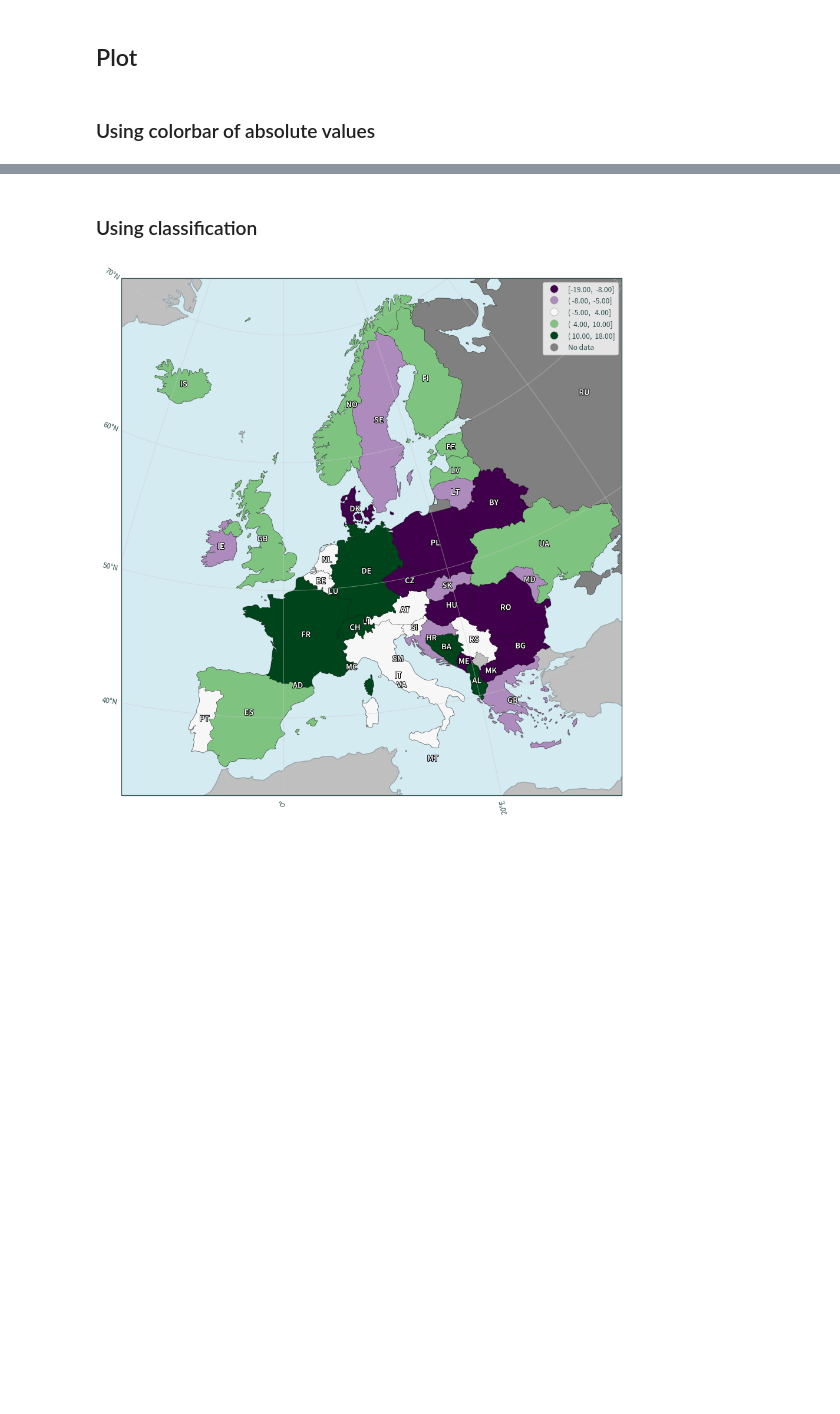
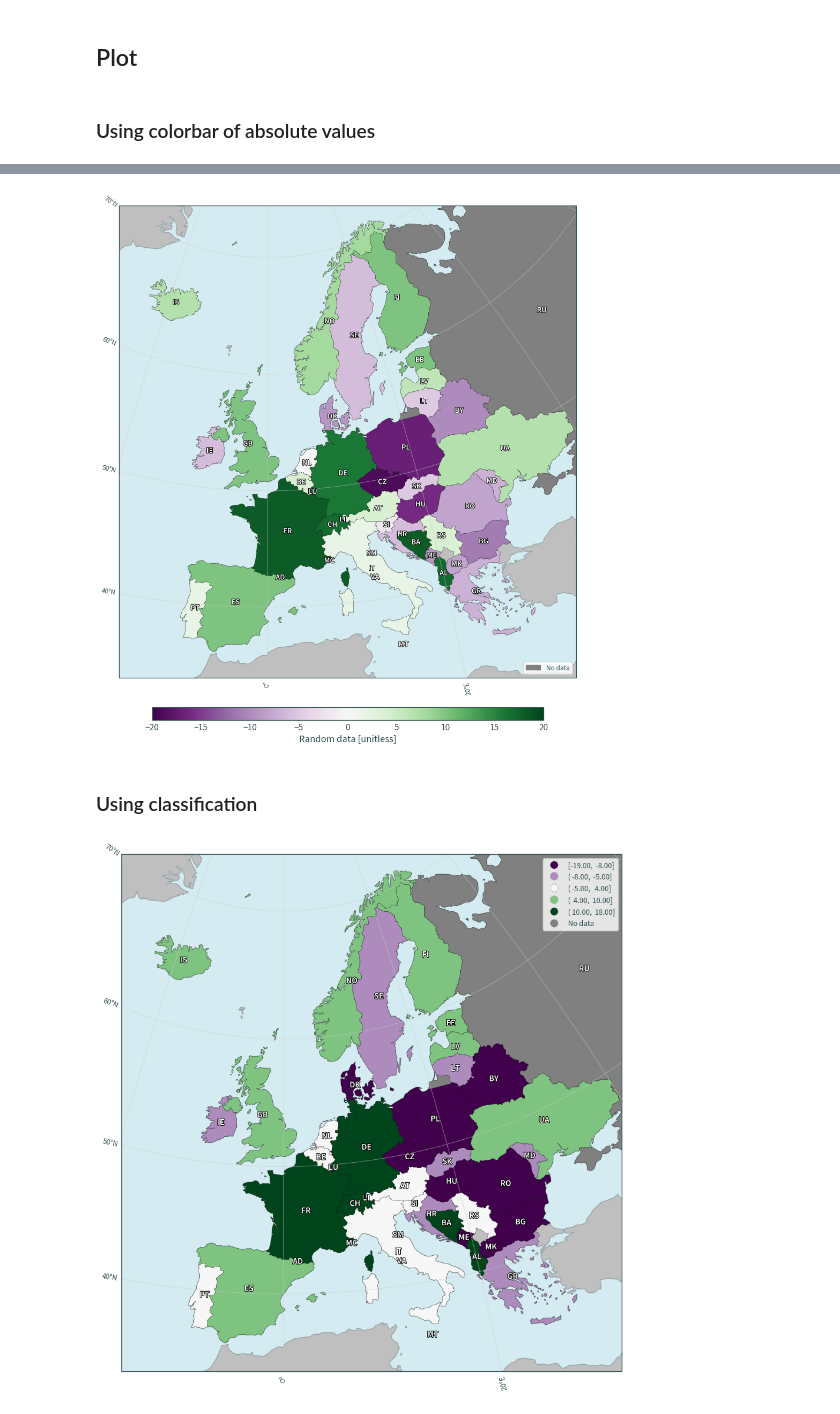
Before and after one commit to nmstreethran/charts, a Jupyter notebook: docs/python/geopandas_polygon.ipynb, the cells around one changed output, grey strips where cells are left out. Saved outputs shown, nothing was run; the diff lists cells and outputs as text; code cells hidden in the pictures; blank space fills up the shorter version.

Commit message:
update example, script conversion

```diff
--- a/docs/python/geopandas_polygon.ipynb
+++ b/docs/python/geopandas_polygon.ipynb
@@ -64,7 +63,10 @@ Datum: World Geodetic System 1984 ensemble
 - Prime Meridian: Greenwich
 # %%
 # keep European countries only and clip to extent
-ne = ne[(ne["CONTINENT"] == "Europe") & (ne["TYPE"].isin(["Country", "Sovereign country"]))]
+ne = ne[
+    (ne["CONTINENT"] == "Europe")
+    & (ne["TYPE"].isin(["Country", "Sovereign country"]))
+]
 ne = ne.dissolve(by=["SOVEREIGNT"], aggfunc="last")
 ne.reset_index(inplace=True)
 ne = gpd.clip(ne, mask=(-25, 34, 62, 72))
@@ -91,7 +93,9 @@ Datum: Unknown based on WGS 84 ellipsoid
 - Prime Meridian: Greenwich
 # %%
 # generate some random data (with a missing entry) for the choropleth map
-ne["RAND"] = np.random.default_rng(seed=99).integers(low=-20, high=20, size=len(ne))
+ne["RAND"] = np.random.default_rng(seed=99).integers(
+    low=-20, high=20, size=len(ne)
+)
 ne.loc[34, "RAND"] = np.nan
 # %%
 # keep only necessary columns
@@ -122,6 +126,8 @@ ne
 ### Using colorbar of absolute values
 # %%
 # map extent
-minx, miny, maxx, maxy = gpd.GeoSeries(
-    shapely.geometry.box(-15, 33, 31, 72), crs=4326
-).to_crs(ccrs.TransverseMercator()).total_bounds
+minx, miny, maxx, maxy = (
+    gpd.GeoSeries(shapely.geometry.box(-15, 33, 31, 72), crs=4326)
+    .to_crs(ccrs.TransverseMercator())
+    .total_bounds
+)
@@ -187,3 +134,76 @@ plt.show()
+# %%
+plt.figure(figsize=(12, 12))
+ax = plt.axes(projection=ccrs.TransverseMercator())
+
+# specify the numeric data to plot in the column keyword
+# see here for colourmaps:
+# https://matplotlib.org/stable/gallery/color/colormap_reference.html
+ne.plot(
+    edgecolor="black",
+    linewidth=0.25,
+    column="RAND",
+    legend=True,
+    cmap="PRGn",
+    legend_kwds={
+        "label": "Random data [unitless]",
+        "orientation": "horizontal",
+        "shrink": 0.65,
+        "pad": 0.05,
+        "aspect": 30,
+    },
+    vmax=20,  # colourbar max value
+    vmin=-20,  # colourbar min value
+    missing_kwds={
+        "color": "grey",
+    },
+    ax=ax,
+)
+
+# map extent
+plt.xlim(minx, maxx)
+plt.ylim(miny, maxy)
+
+# if you have entries with missing data, configure missing_kwds above and
+# include the following legend
+ax.legend(
+    handles=[mpatches.Patch(color="grey", label="No data")], loc="lower right"
+)
+
+# optionally add labels directly to the map
+# country codes used here as an example
+map_labels = zip(zip(ne.centroid.x, ne.centroid.y), ne["ISO_A2_EH"])
+for xy, lab in map_labels:
+    ax.annotate(
+        text=lab,
+        xy=xy,
+        rotation=0,
+        va="center",
+        ha="center",
+        path_effects=[
+            patheffects.withStroke(linewidth=1.5, foreground="black")
+        ],
+        fontweight="semibold",
+        fontsize=11,
+        color="white",
+    )
+
+# optionally add gridlines
+ax.gridlines(draw_labels={"bottom": "x", "left": "y"}, alpha=0.5)
+
+# optionally add a basemap
+# https://contextily.readthedocs.io/en/latest/
+# cx.add_basemap(
+#     ax, source=cx.providers.CartoDB.PositronNoLabels,
+#     crs=ccrs.TransverseMercator(), zoom=5
+# )
+ax.add_feature(cfeature.OCEAN, color="lightblue", alpha=0.5)
+ax.add_feature(cfeature.LAND.with_scale("50m"), color="grey", alpha=0.5)
+
+plt.title(None)
+plt.tight_layout()
+plt.show()
+# %% [output]
+[figure, added]
 # %% [markdown]
 ### Using classification
 # %%
```
Also changed, not shown: parts of 4 cells of this notebook, 7 other files.
